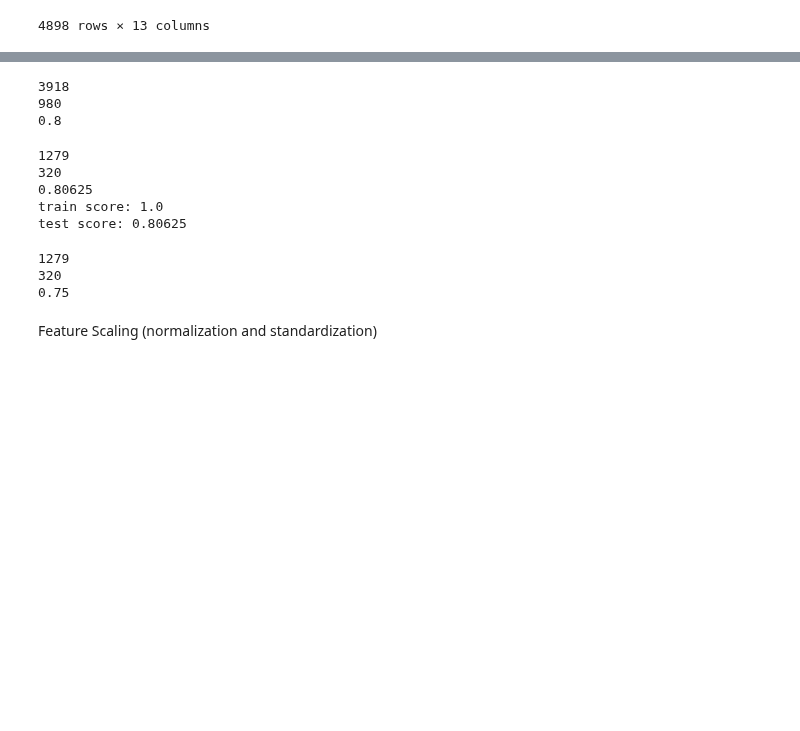
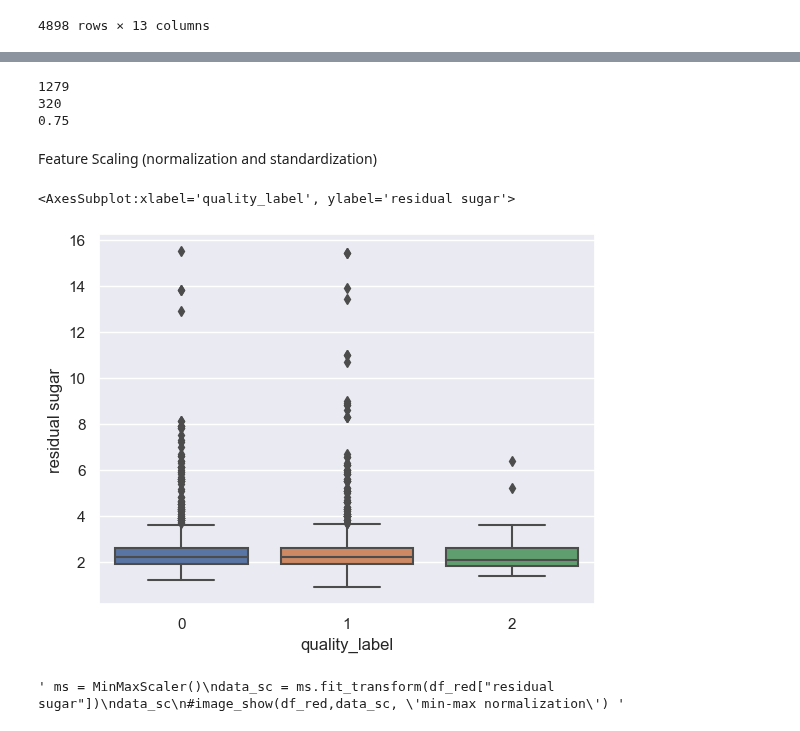
Before and after one commit to satomi26/Project-2, a Jupyter notebook: wine_sprint3.ipynb, the cells around one changed output, grey strips where cells are left out. Saved outputs shown, nothing was run; the diff lists cells and outputs as text; code cells hidden in the pictures; blank space fills up the shorter version.

```diff
--- a/wine_sprint3.ipynb
+++ b/wine_sprint3.ipynb
@@ -157,13 +217,12 @@ trying some maschine learning with randomforestclassification (from tutorial in
 # %%
-X = df_white[["fixed acidity", "citric acid", "residual sugar",
-               "total sulfur dioxide", "density", "pH",  "sulphates", "alcohol"]]
-y = df_white["quality_label"]
+X = df_red[[ "fixed acidity", "pH", "sulphates", "density", "alcohol"]]
+y = df_red["quality_label"]
 
 X_train, X_test, y_train, y_test = train_test_split(X,y,test_size=0.2, random_state=42) #split data
 
 clf = RandomForestClassifier(random_state=42) # クラスを変えればモデルの種類が変わる
 clf.fit(X_train, y_train) # train the data この2行で学習用のデータで学習が出来る
-pred = clf.predict(X_test) # predict the data　モデルの精度を確認できる
+pred = clf.predict(X_test) # predict the data モデルの精度を確認できる
 accuracy = accuracy_score(y_test, pred) # evaluate estimete the data
 
 print(len(X_train)) #amount of train data
@@ -171,51 +230,21 @@ print(len(X_test)) # amount of test data
 
 print(accuracy)
 # %% [output]
-3918
-980
-0.8
+1279
+320
+0.75
-# %%
-X = df_red[["fixed acidity", "volatile acidity", "citric acid", "residual sugar",
-               "total sulfur dioxide", "density", "pH", "sulphates", "alcohol"]]
-y = df_red["quality_label"]
-
-X_train, X_test, y_train, y_test = train_test_split(X,y,test_size=0.2, random_state=0) #split da
-clf = RandomForestClassifier(random_state=0) # クラスを変えればモデルの種類が変わる
-clf.fit(X_train, y_train) # train the data この2行で学習用のデータで学習が出来る
-pred = clf.predict(X_test) # predict the data　モデルの精度を確認できる
-accuracy = accuracy_score(y_test, pred) # evaluate estimete the data
-
-
-print(len(X_train)) #amount of train data
-print(len(X_test)) # amount of test data
-
-print(accuracy)
-print(f"train score: {clf.score(X_train, y_train)}")
-print(f"test score: {clf.score(X_test, y_test)}")
-# %% [output]
-1279
-320
-0.80625
-train score: 1.0
-test score: 0.80625
-# %%
-X = df_red[[ "fixed acidity", "pH", "sulphates", "density", "alcohol"]]
-y = df_red["quality_label"]
-
-X_train, X_test, y_train, y_test = train_test_split(X,y,test_size=0.2, random_state=42) #split data
-
-clf = RandomForestClassifier(random_state=42) # クラスを変えればモデルの種類が変わる
-clf.fit(X_train, y_train) # train the data この2行で学習用のデータで学習が出来る
-pred = clf.predict(X_test) # predict the data　モデルの精度を確認できる
-accuracy = accuracy_score(y_test, pred) # evaluate estimete the data
-
-print(len(X_train)) #amount of train data
-print(len(X_test)) # amount of test data
-
-print(accuracy)
-# %% [output]
-1279
-320
-0.75
 # %% [markdown]
 Feature Scaling (normalization and standardization)
+# %%
+# for normalization i want to check, if there are no outliers
+sns.boxplot(data = df_red, x = 'quality_label', y = "residual sugar")
+# %% [output]
+<AxesSubplot:xlabel='quality_label', ylabel='residual sugar'>
+[figure, added]
+# %%
+""" ms = MinMaxScaler()
+data_sc = ms.fit_transform(df_red["residual sugar"])
+data_sc
+#image_show(df_red,data_sc, 'min-max normalization') """
+# %% [output]
+' ms = MinMaxScaler()\ndata_sc = ms.fit_transform(df_red["residual sugar"])\ndata_sc\n#image_show(df_red,data_sc, \'min-max normalization\') '
```
Also changed, not shown: parts of 35 cells of this notebook.
